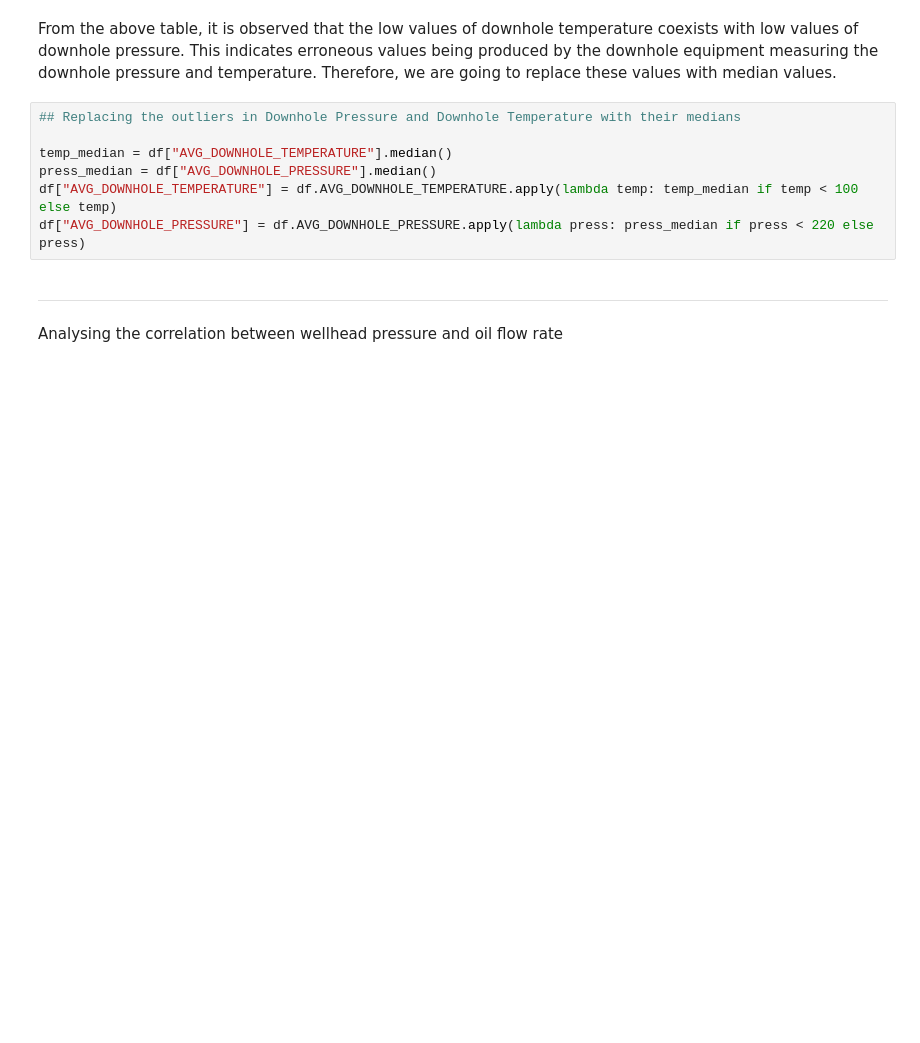
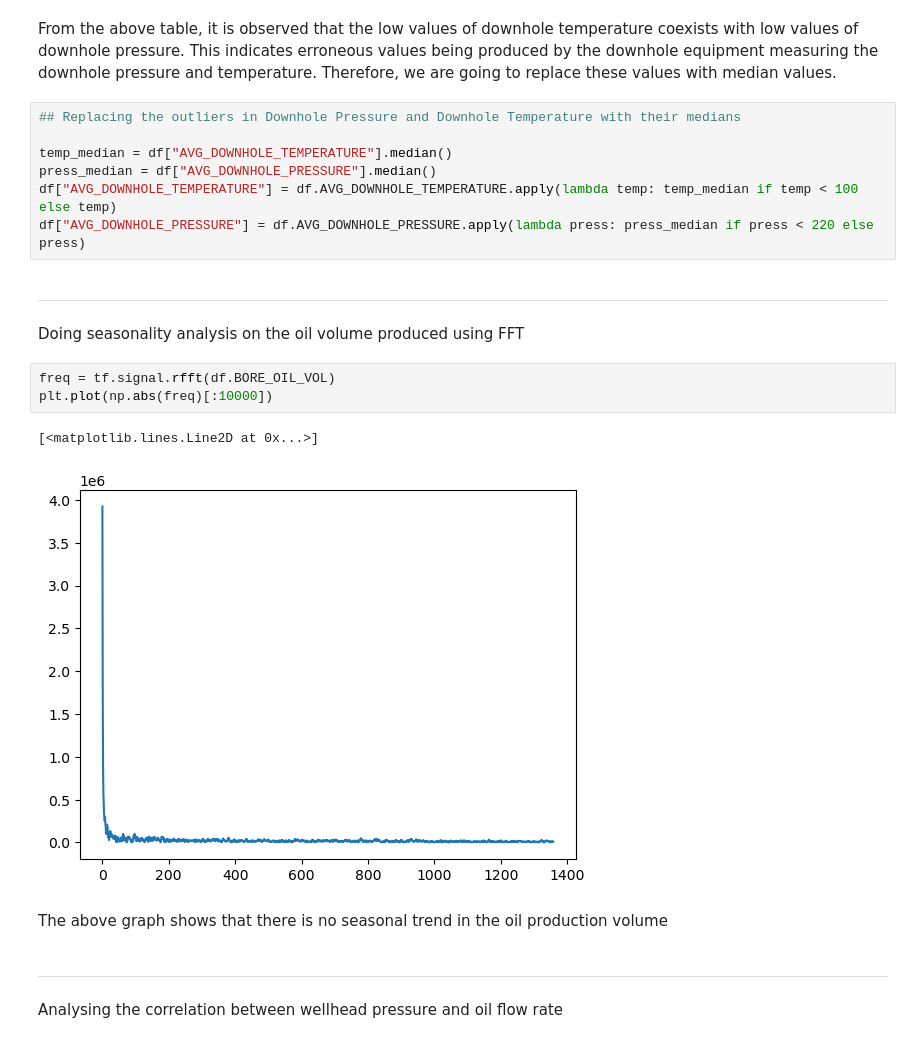
Before and after one commit to anshuman1823/Predicting-Oil-Flow-Rate-Using-Well-Parameters, a Jupyter notebook: Volve_project_jupyter_notebook_v2.ipynb, the cells around one changed output. Cells and saved outputs as stored; diff of their text form; blank space fills up the shorter version.

```diff
--- a/Volve_project_jupyter_notebook_v2.ipynb
+++ b/Volve_project_jupyter_notebook_v2.ipynb
@@ -370,6 +372,18 @@ temp_median = df["AVG_DOWNHOLE_TEMPERATURE"].median()
 press_median = df["AVG_DOWNHOLE_PRESSURE"].median()
 df["AVG_DOWNHOLE_TEMPERATURE"] = df.AVG_DOWNHOLE_TEMPERATURE.apply(lambda temp: temp_median if temp < 100 else temp)
 df["AVG_DOWNHOLE_PRESSURE"] = df.AVG_DOWNHOLE_PRESSURE.apply(lambda press: press_median if press < 220 else press)
+# %% [markdown]
+***
+# %% [markdown]
+Doing seasonality analysis on the oil volume produced using FFT
+# %%
+freq = tf.signal.rfft(df.BORE_OIL_VOL)
+plt.plot(np.abs(freq)[:10000])
+# %% [output]
+[<matplotlib.lines.Line2D at 0x...>]
+[figure, added]
+# %% [markdown]
+The above graph shows that there is no seasonal trend in the oil production volume
 # %% [markdown]
 ***
 # %% [markdown]
```
Also changed, not shown: parts of 43 cells of this notebook.
